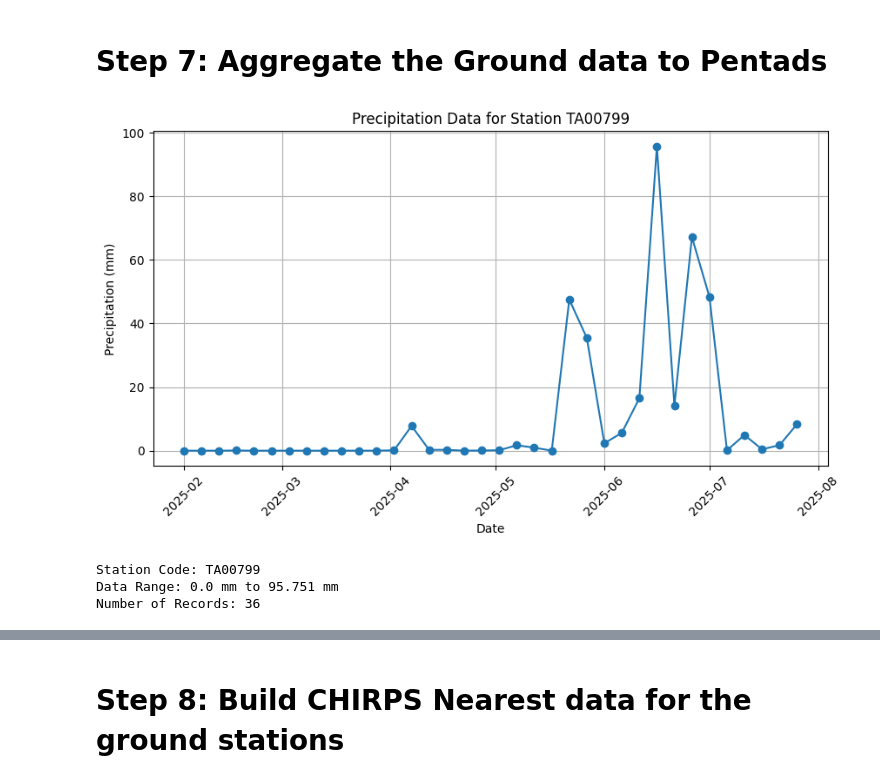
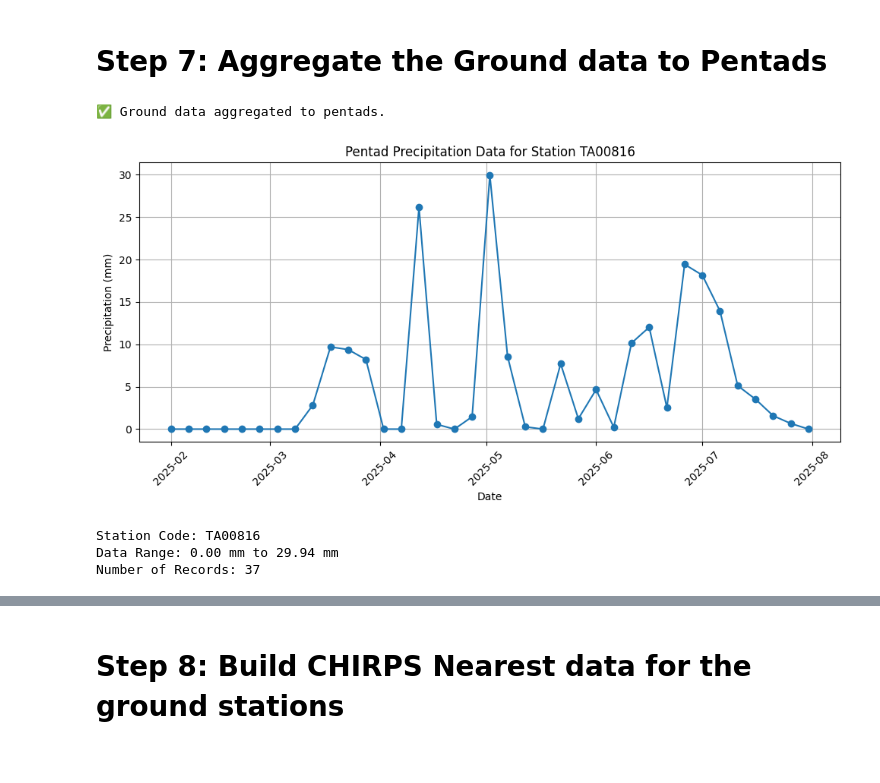
Before and after one commit to Nelson1798/NOAA, a Jupyter notebook: 01_Ground_QC_improved_v5.ipynb, the cells around one changed output, grey strips where cells are left out. Drawn from its saved outputs; the diff is of its cells as text; code cells hidden in the pictures.

```diff
--- a/01_Ground_QC_improved_v5.ipynb
+++ b/01_Ground_QC_improved_v5.ipynb
@@ -916,14 +1036,0 @@ print(f"   Stations: {region_precip.shape[1]}")
-# %%
-metadata_path = f'{dir_path}/Ground_Metadata.csv'
-
-if os.path.exists(metadata_path):
-    print(f"✅ Ground_Metadata.csv already exists")
-    meta_preview = pd.read_csv(metadata_path)
-    print(f"   Shape: {meta_preview.shape}")
-    print(f"   Columns: {meta_preview.columns.tolist()}")
-else:
-    print("❌ Ground_Metadata.csv missing — saving now...")
-    # 'info' is the station metadata DataFrame from the earlier step
-    info.to_csv(metadata_path, index=False)
-    print(f"✅ Saved Ground_Metadata.csv — {len(info)} stations")
-    print(f"   Columns: {info.columns.tolist()}")
@@ -1615,12 +1514,58 @@ plt.show()
 # %% [markdown]
 # **Step 7: Aggregate the Ground data to Pentads**
 # %%
-# @title Aggregate station rain to pentads to match CHIRPS. {"display-mode":"form"}
+
+# @title Aggregate station rain to pentads to match CHIRPS {"display-mode":"form"}
 # @markdown In order to match CHIRPS and how it is extracted we will aggregate the data to pentads (5 days)
-region_precip_pentad = rd.aggregate_variables(region_precip_data, freq='5D', method='sum')[:-1]
-plot_stations_data_randomly(region_precip_pentad)
+
+import pandas as pd
+import random
+import matplotlib.pyplot as plt
+
+if 'region_precip_data' not in locals() or region_precip_data.empty:
+    print("⚠️ Ground precipitation data not loaded. Please run the previous steps to load ground data.")
+    region_precip_pentad = pd.DataFrame()
+else:
+    # Aggregate to 5-day pentads using sum
+    region_precip_pentad = region_precip_data.resample('5D').sum()
+
+    # Drop the last row if it's an incomplete pentad (less than 5 days)
+    if len(region_precip_pentad) > 0:
+        last_day = region_precip_pentad.index[-1].day
+        # CHIRPS pentads typically start on 1, 6, 11, 16, 21, 26.
+        # If the last day doesn't align with a standard pentad start, drop it.
+        if last_day not in [1, 6, 11, 16, 21, 26, 31]:
+            region_precip_pentad = region_precip_pentad[:-1]
+
+    print("✅ Ground data aggregated to pentads.")
+
+    def plot_stations_data_randomly(eac_data):
+        valid_stations = [col for col in eac_data.columns if eac_data[col].notna().any()]
+        if not valid_stations:
+            print("No valid stations to plot.")
+            return
+
+        random_station = random.choice(valid_stations)
+        station_data = eac_data[random_station].dropna()
+
+        plt.figure(figsize=(10, 5))
+        plt.plot(station_data.index, station_data.values, marker='o')
+        plt.title(f'Pentad Precipitation Data for Station {random_station}')
+        plt.xlabel('Date')
+        plt.xticks(rotation=45)
+        plt.ylabel('Precipitation (mm)')
+        plt.grid(True)
+        plt.tight_layout()
+        plt.show()
+
+        print(f"Station Code: {random_station}")
+        print(f"Data Range: {station_data.min():.2f} mm to {station_data.max():.2f} mm")
+        print(f"Number of Records: {len(station_data)}")
+
+    plot_stations_data_randomly(region_precip_pentad)
 # %% [output]
+✅ Ground data aggregated to pentads.
-[figure, old version]
+[figure, new version]
-Station Code: TA00799
-Data Range: 0.0 mm to 95.751 mm
-Number of Records: 36
+Station Code: TA00816
+Data Range: 0.00 mm to 29.94 mm
+Number of Records: 37
```
Also changed, not shown: parts of 23 cells of this notebook.
